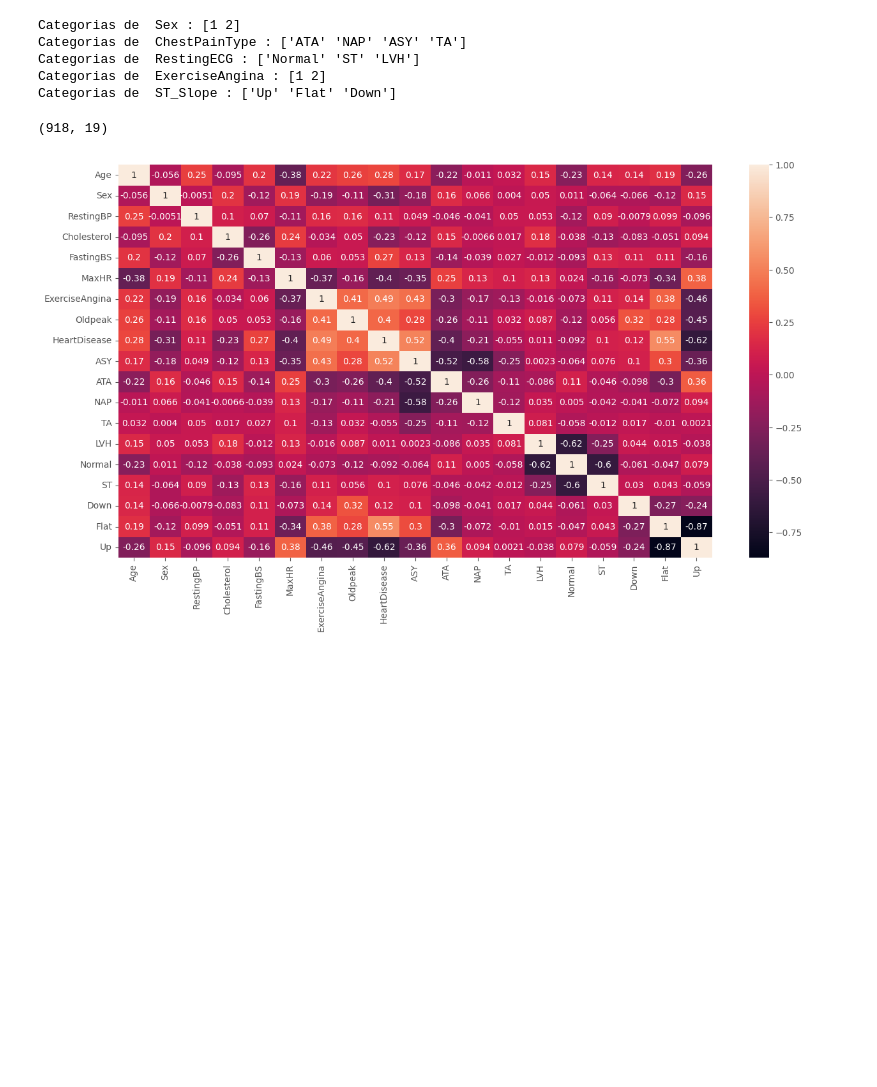
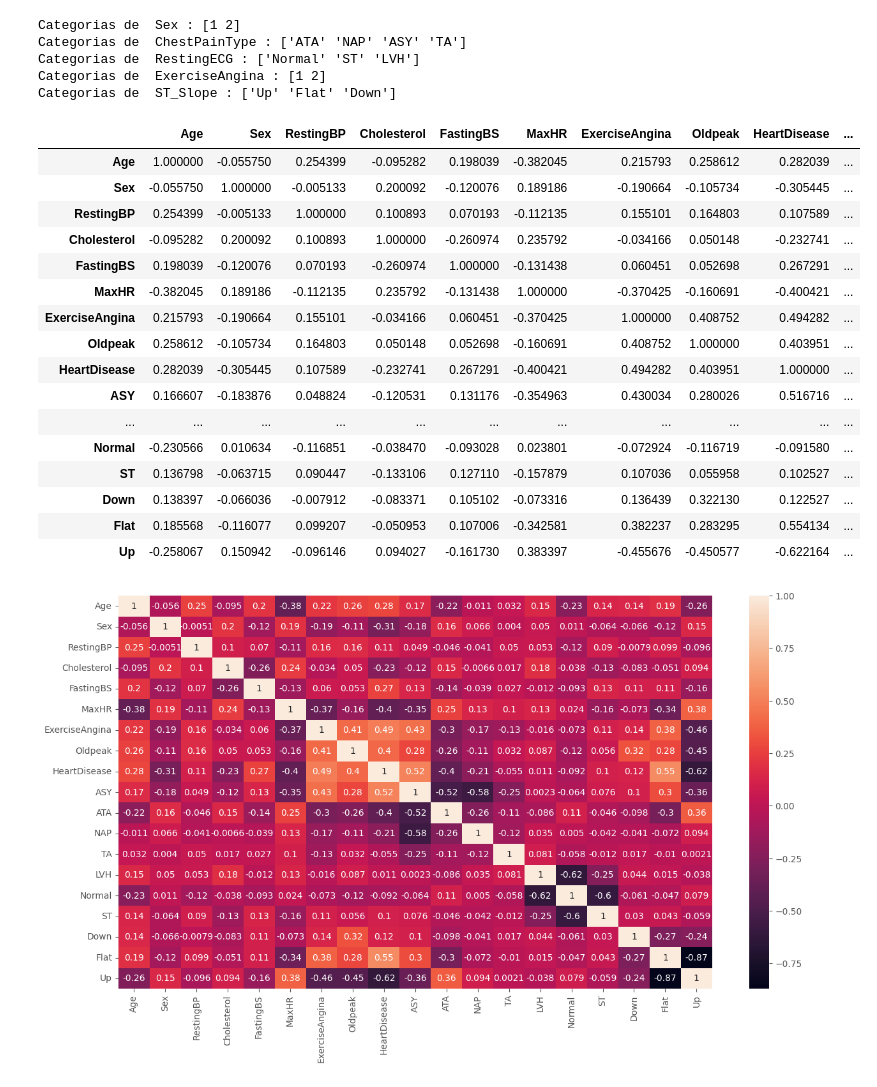
Before and after one commit to RDLL/curso_ia, a Jupyter notebook: KNN.ipynb, the cells around one changed output. Saved outputs shown, nothing was run; the diff lists cells and outputs as text; code cells hidden in the pictures; blank space fills up the shorter version.

```diff
--- a/KNN.ipynb
+++ b/KNN.ipynb
@@ -157,8 +160,25 @@ Categorias de  ST_Slope : ['Up' 'Flat' 'Down']
 df = df.drop(['ChestPainType'],axis=1)
 df = df.drop(['RestingECG'],axis=1)
 df = df.drop(['ST_Slope'],axis=1)
-# %%
-df.shape
-# %% [output]
-(918, 19)
+# %%
+corr_matrix = df.corr()
+corr_matrix
+# %% [output]
+|  | Age | Sex | RestingBP | Cholesterol | FastingBS | MaxHR | ExerciseAngina | Oldpeak | HeartDisease | ... |
+| Age | 1.000000 | -0.055750 | 0.254399 | -0.095282 | 0.198039 | -0.382045 | 0.215793 | 0.258612 | 0.282039 | ... |
+| Sex | -0.055750 | 1.000000 | -0.005133 | 0.200092 | -0.120076 | 0.189186 | -0.190664 | -0.105734 | -0.305445 | ... |
+| RestingBP | 0.254399 | -0.005133 | 1.000000 | 0.100893 | 0.070193 | -0.112135 | 0.155101 | 0.164803 | 0.107589 | ... |
+| Cholesterol | -0.095282 | 0.200092 | 0.100893 | 1.000000 | -0.260974 | 0.235792 | -0.034166 | 0.050148 | -0.232741 | ... |
+| FastingBS | 0.198039 | -0.120076 | 0.070193 | -0.260974 | 1.000000 | -0.131438 | 0.060451 | 0.052698 | 0.267291 | ... |
+| MaxHR | -0.382045 | 0.189186 | -0.112135 | 0.235792 | -0.131438 | 1.000000 | -0.370425 | -0.160691 | -0.400421 | ... |
+| ExerciseAngina | 0.215793 | -0.190664 | 0.155101 | -0.034166 | 0.060451 | -0.370425 | 1.000000 | 0.408752 | 0.494282 | ... |
+| Oldpeak | 0.258612 | -0.105734 | 0.164803 | 0.050148 | 0.052698 | -0.160691 | 0.408752 | 1.000000 | 0.403951 | ... |
+| HeartDisease | 0.282039 | -0.305445 | 0.107589 | -0.232741 | 0.267291 | -0.400421 | 0.494282 | 0.403951 | 1.000000 | ... |
+| ASY | 0.166607 | -0.183876 | 0.048824 | -0.120531 | 0.131176 | -0.354963 | 0.430034 | 0.280026 | 0.516716 | ... |
+| ... | ... | ... | ... | ... | ... | ... | ... | ... | ... | ... |
+| Normal | -0.230566 | 0.010634 | -0.116851 | -0.038470 | -0.093028 | 0.023801 | -0.072924 | -0.116719 | -0.091580 | ... |
+| ST | 0.136798 | -0.063715 | 0.090447 | -0.133106 | 0.127110 | -0.157879 | 0.107036 | 0.055958 | 0.102527 | ... |
+| Down | 0.138397 | -0.066036 | -0.007912 | -0.083371 | 0.105102 | -0.073316 | 0.136439 | 0.322130 | 0.122527 | ... |
+| Flat | 0.185568 | -0.116077 | 0.099207 | -0.050953 | 0.107006 | -0.342581 | 0.382237 | 0.283295 | 0.554134 | ... |
+| Up | -0.258067 | 0.150942 | -0.096146 | 0.094027 | -0.161730 | 0.383397 | -0.455676 | -0.450577 | -0.622164 | ... |
 # %%
```
Also changed, not shown: parts of 14 cells of this notebook.
